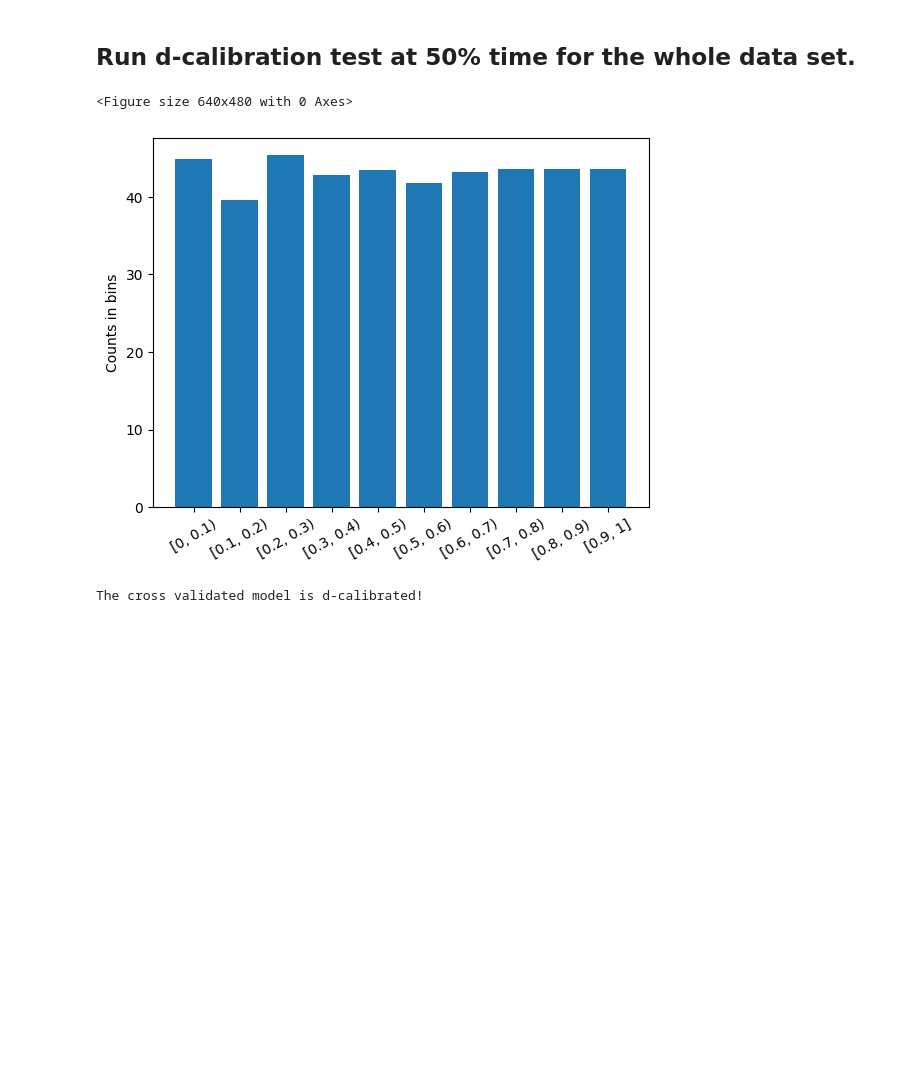
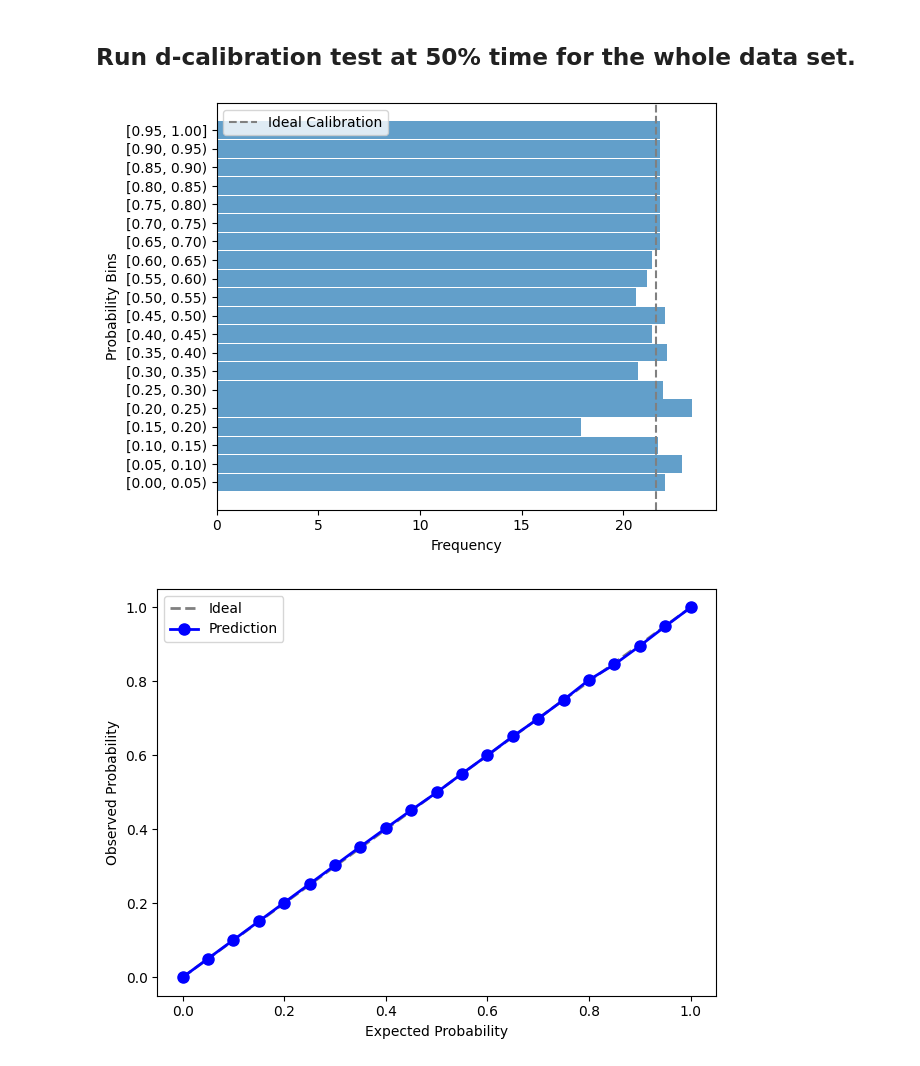
Before and after one commit to shi-ang/SurvivalEVAL, a Jupyter notebook: examples/Calibration_for_CrossValidation_Example.ipynb, the cells around one changed output. Cells and saved outputs as stored; diff of their text form; code cells hidden in the pictures; blank space fills up the shorter version.

```diff
--- a/examples/Calibration_for_CrossValidation_Example.ipynb
+++ b/examples/Calibration_for_CrossValidation_Example.ipynb
@@ -88,20 +106,8 @@ The cross validated model is one-calibrated at time 52.0.
 # %% [markdown]
 ## Run d-calibration test at 50% time for the whole data set.
-# %%
-p_value2, bin_statistics = eval.d_calibration()
-bins = ["[0, 0.1)", "[0.1, 0.2)", "[0.2, 0.3)", "[0.3, 0.4)", "[0.4, 0.5)", "[0.5, 0.6)", "[0.6, 0.7)", "[0.7, 0.8)",
-        "[0.8, 0.9)", "[0.9, 1]"]
-plt.clf()
-fig, ax = plt.subplots()
-ax.bar(bins, bin_statistics)
-plt.setp(ax.get_xticklabels(), rotation=30)
-plt.ylabel("Counts in bins")
-plt.show()
-if p_value2 >= 0.05:
-    print("The cross validated model is d-calibrated!")
-else:
-    print("The cross validated model is not d-calibrated!")
-# %% [output]
-<Figure size 640x480 with 0 Axes>
-[figure, removed]
-The cross validated model is d-calibrated!
+# %%
+p_value_d, details_d = eval.d_calibration(num_bins = 20, return_details=True)
+plt.show()
+# %% [output]
+[figure, added]
+[figure, added]
```
Also changed, not shown: parts of 2 cells of this notebook, 3 other files.
